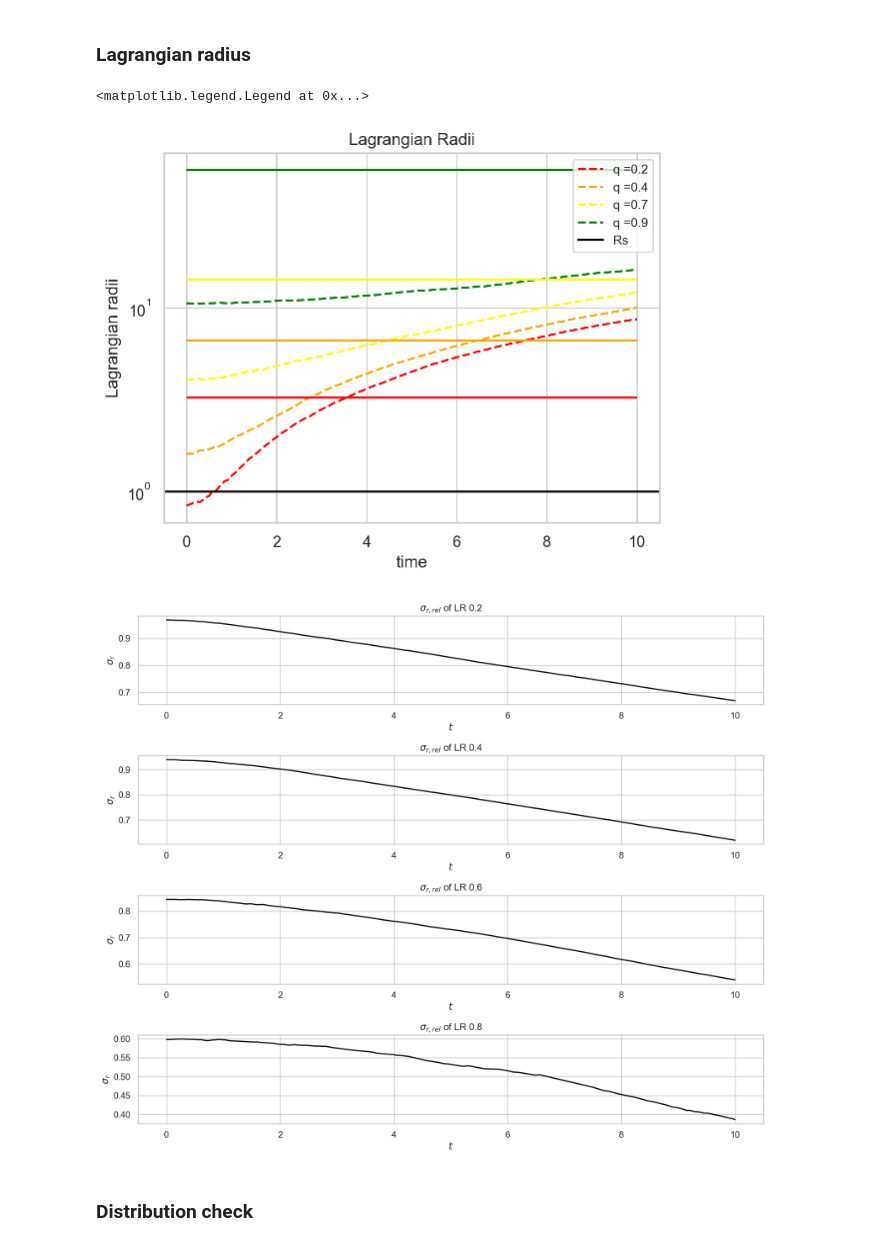
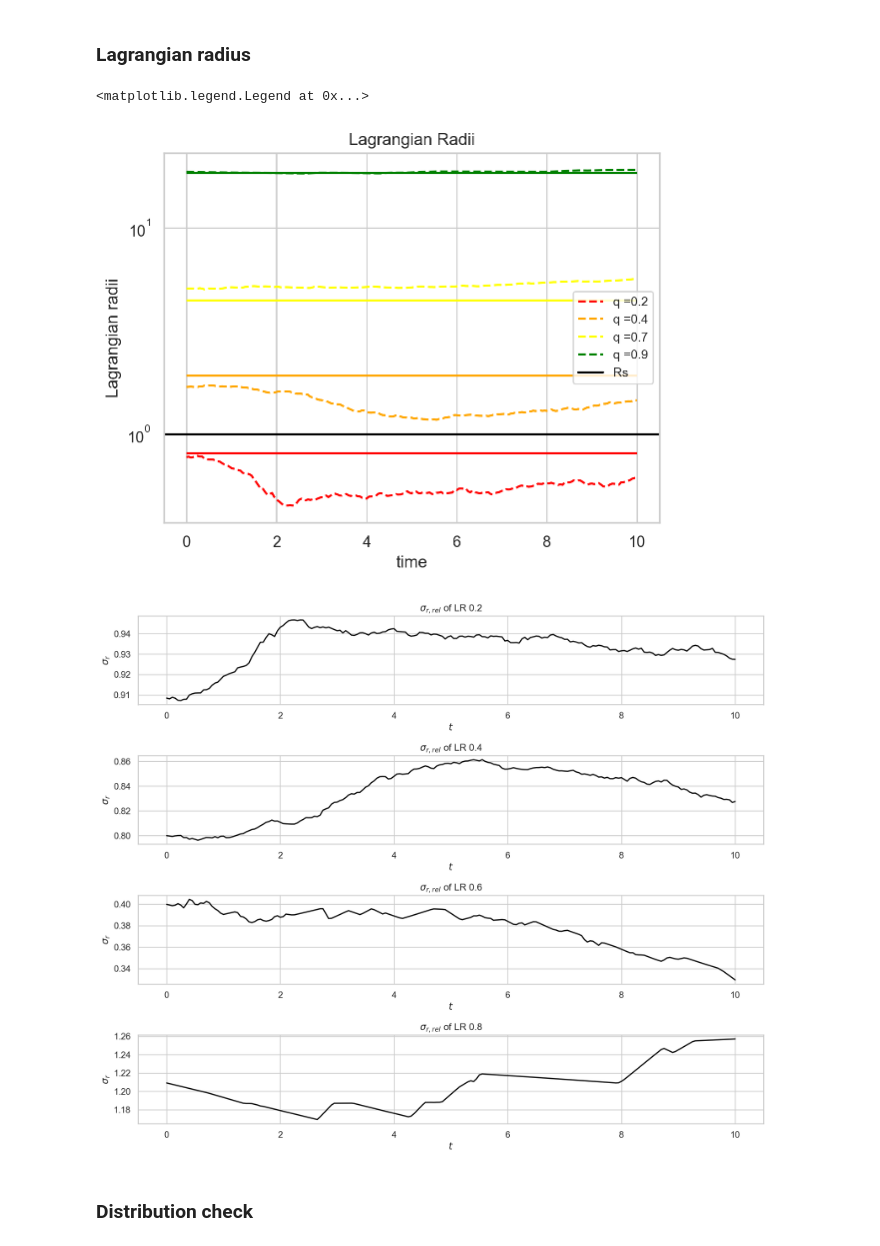
Before and after one commit to racheleguidettii/Galaxies-Dynamics, a Jupyter notebook: Hernquist.ipynb, the cells around one changed output. Saved outputs shown, nothing was run; the diff lists cells and outputs as text; code cells hidden in the pictures.

```diff
--- a/Hernquist.ipynb
+++ b/Hernquist.ipynb
@@ -113,6 +99,11 @@ radii  = inverse_Pr_interp(Pr)
 # %%
-P_theta = np.random.uniform(0, 1, N)
-theta   = np.arccos(1 - 2 * P_theta)
+# radii
+P_r   = np.random.uniform(0, 1, N)
+radii = inv_cumulative(P_r, Rs, N)
 
-P_phi   = np.random.uniform(0, 1, N)
-phi     = P_phi * 2 * np.pi
+# theta
+cdf_theta = uniform.rvs(size = N)
+theta     = np.arccos(1 - 2 * cdf_theta)
+
+# phi
+phi = uniform.rvs(0, 2 * np.pi, size = N)
@@ -234,7 +246,7 @@ $$
 $$
 # %%
 def H_potential(radii, Rs, rho_0):
-    return - 4 * math.pi * G * rho_0 * Rs**2 * (1 / (2 * (1 + radii/Rs)))
+    return - 4 * np.pi * G * rho_0 * Rs**2 / (2 * (1 + radii/Rs))
 # %%
 sorted_radii = np.sort(radii)
 Psi          = H_potential(sorted_radii, Rs, rho_0)
@@ -579,9 +691,7 @@ def Lagrangian_Radius(radius_array, quantile):
 
     L_radii = []
 
-    # cycle over N_time_output
     for i in range(len(radius_array[0])):
-
         radii_sorted = np.sort(radius_array[:,i])
         mask = radii_sorted < np.quantile(radii_sorted, quantile)
         L_radii.append(np.max(radii_sorted[mask]))
@@ -590,66 +700,68 @@ def Lagrangian_Radius(radius_array, quantile):
 
 
 # theoretical lagrangian radii
-def Lagrangian_th(Rs, quantile):
-    r = (quantile * Rs**3)**(1/3)
-    return inv_cumulative(r, Rs, N)
+#def Lagrangian_th(Rs, quantile):
+#
+#    #r = (quantile * Rs**3)**(1/3)
+#    r = Rs / (1-np.sqrt(quantile))
+
+#    return inv_cumulative(r, Rs, N)
 
 ##############################################################################
 quantiles = np.linspace(0.2, 0.9, 4)
 colors = ['red', 'orange', 'yellow' , 'green', 'blue', 'pink', 'purple', 'brown', 'cyan']
 
-'''
-for i in range(len(quantiles)):
-    L = Lagrangian_Radius(r_s, round(quantiles[i],1))
-    plt.hlines(Lagrangian_th(Rs, quantiles[i]), 0, np.max(t_s), colors=colors[i])
-    plt.plot(t_s, L, linestyle= '--',label='q ='+str(round(quantiles[i],1)),  c=colors[i])
-  '''
 
-# raggi lagrangiani reali
+# real Lagrangian Radii
 L1 = []
 L2 = []
 L3 = []
 L4 = []
 
 L1 = Lagrangian_Radius(r_s, round(quantiles[0],1))
 L2 = Lagrangian_Radius(r_s, round(quantiles[1],1))
 L3 = Lagrangian_Radius(r_s, round(quantiles[2],1))
 L4 = Lagrangian_Radius(r_s, round(quantiles[3],1))
 
 plt.plot(t_s, L1, linestyle= '--',label='q ='+str(round(quantiles[0],1)),  c=colors[0])
 plt.plot(t_s, L2, linestyle= '--',label='q ='+str(round(quantiles[1],1)),  c=colors[1])
 plt.plot(t_s, L3, linestyle= '--',label='q ='+str(round(quantiles[2],1)),  c=colors[2])
 plt.plot(t_s, L4, linestyle= '--',label='q ='+str(round(quantiles[3],1)),  c=colors[3])
 
 
-# teorici
+# Theoretical Lagrangian Radii
+#for i in range(len(quantiles)):
+#    plt.hlines(Lagrangian_th(Rs, quantiles[i]), 0, np.max(t_s), colors=colors[i])
+
+# Theoretical Lagrangian Radii
 for i in range(len(quantiles)):
-    plt.hlines(Lagrangian_th(Rs, quantiles[i]), 0, np.max(t_s), colors=colors[i])
-
+    plt.hlines(inv_cumulative(quantiles[i], Rs, N), 0, np.max(t_s), colors=colors[i])
 
 plt.axhline(Rs, label='Rs', color='black')
 plt.ylabel('Lagrangian radii')
 plt.xlabel('time')
 plt.title('Lagrangian Radii')
 plt.yscale('log')
 #plt.margins(.05)
 #plt.ylim(0.1,15)
 plt.legend(fontsize=9)
 # %% [output]
 <matplotlib.legend.Legend at 0x...>
-[figure, old version]
+[figure, new version]
 # %%
-#plot the relative error with respect to the ideal Lagrangian radius:
+# plot the relative error with respect to the ideal Lagrangian radius:
 
 sigma_r = {}
 
-for b_ in [L1, L2, L3, L4]:
-    sigma_r[f"{b_}"] = [np.abs(Lagrangian_th(Rs, 0.8) - b_[i])/Lagrangian_th(Rs, 0.8) for i in range(0, len(t_s))]
+for lag_radius in [L1, L2, L3, L4]:
+    sigma_r[f"{lag_radius}"] = [np.abs(inv_cumulative(0.8, Rs, N) - lag_radius[i])/inv_cumulative(0.8, Rs, N) for i in range(0, len(t_s))]
+
+
 
 fig, ax = plt.subplots(4, figsize=(12, 10))
-for i, b_, index in zip(range(0, 4), [L1, L2, L3, L4], [0.2, 0.4, 0.6, 0.8]):
+for i, lag_radius, index in zip(range(0, 4), [L1, L2, L3, L4], [0.2, 0.4, 0.6, 0.8]):
 
-    ax[i].plot(t_s, sigma_r[f"{b_}"], c='black')
+    ax[i].plot(t_s, sigma_r[f"{lag_radius}"], c='black')
     ax[i].set_ylabel("$\sigma_{r}$")
     ax[i].set_xlabel("$t$")
     ax[i].set_title(f"$\sigma_{{r, rel}}$ of LR {index}")
@@ -658,7 +770,7 @@ for i, b_, index in zip(range(0, 4), [L1, L2, L3, L4], [0.2, 0.4, 0.6, 0.8]):
 plt.tight_layout()
 plt.show()
 # %% [output]
-[figure, old version]
+[figure, new version]
 # %% [markdown]
 ### Distribution check
 # %%
```
Also changed, not shown: parts of 32 cells of this notebook.
